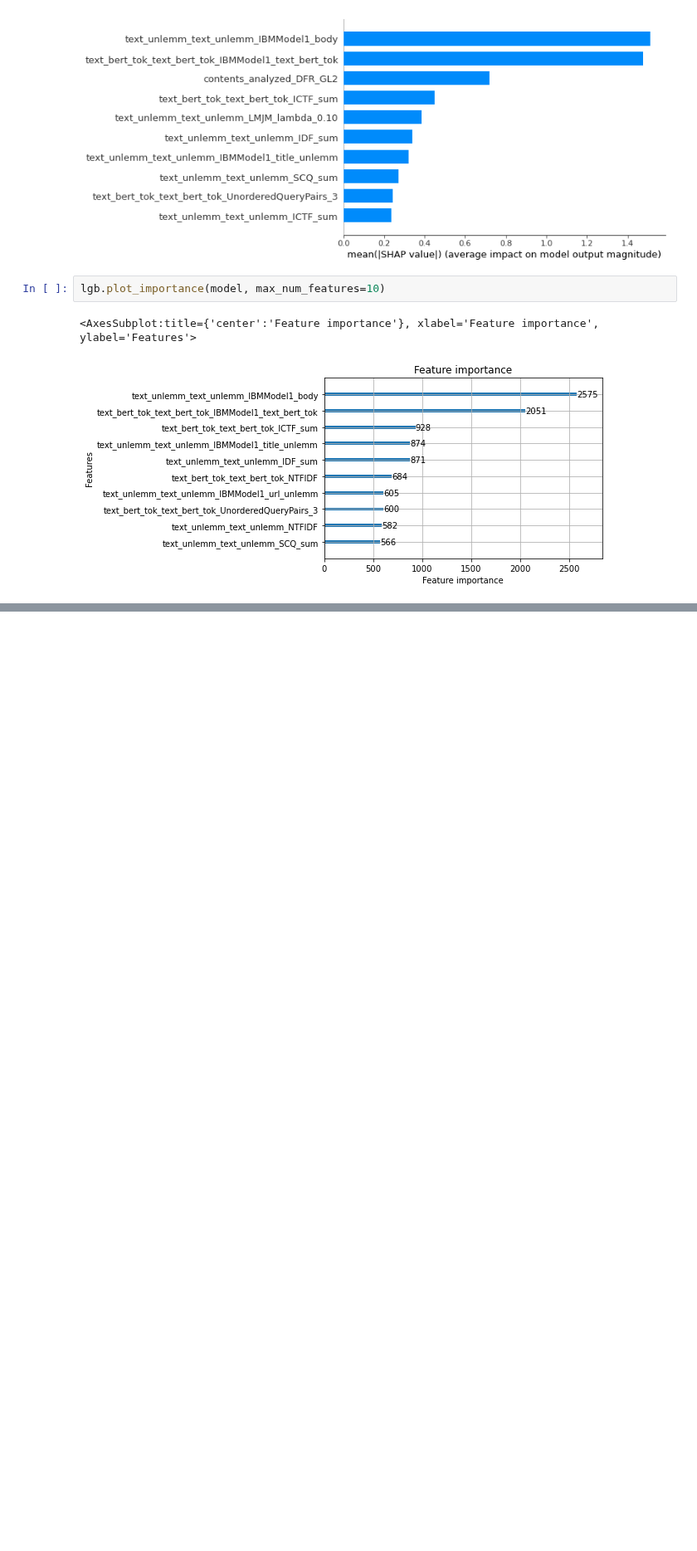
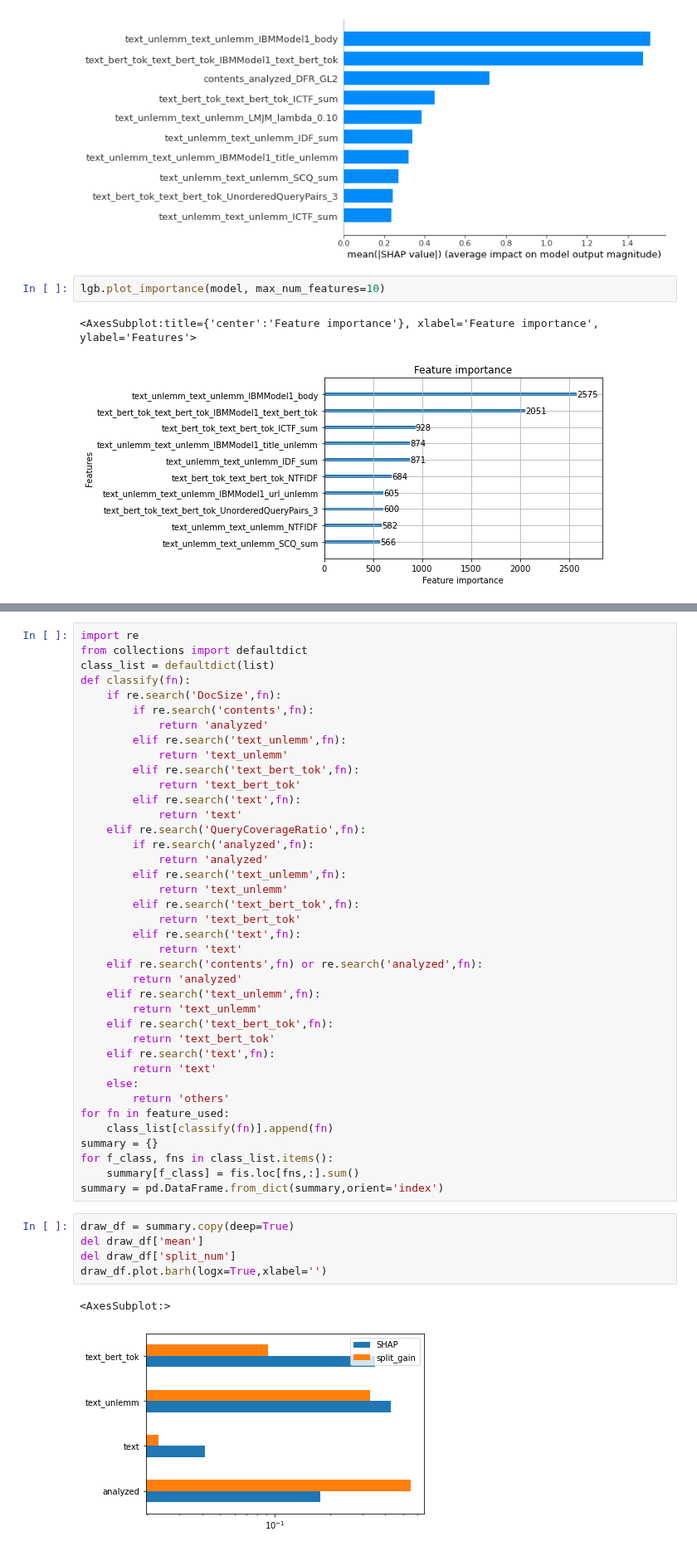
Before and after one commit to castorini/pyserini, a Jupyter notebook: msmarco-passage_exp/feature_importance.ipynb, the cells around one changed output, grey strips where cells are left out. Shown at 83% size. Cells and saved outputs as stored; diff of their text form; blank space fills up the shorter version.

```diff
--- a/msmarco-passage_exp/feature_importance.ipynb
+++ b/msmarco-passage_exp/feature_importance.ipynb
@@ -46,0 +132,47 @@ lgb.plot_importance(model, max_num_features=10, importance_type='split')
+# %%
+import re
+from collections import defaultdict
+class_list = defaultdict(list)
+def classify(fn):
+    if re.search('DocSize',fn):
+        if re.search('contents',fn):
+            return 'analyzed'
+        elif re.search('text_unlemm',fn):
+            return 'text_unlemm'
+        elif re.search('text_bert_tok',fn):
+            return 'text_bert_tok'
+        elif re.search('text',fn):
+            return 'text'
+    elif re.search('QueryCoverageRatio',fn):
+        if re.search('analyzed',fn):
+            return 'analyzed'
+        elif re.search('text_unlemm',fn):
+            return 'text_unlemm'
+        elif re.search('text_bert_tok',fn):
+            return 'text_bert_tok'
+        elif re.search('text',fn):
+            return 'text'
+    elif re.search('contents',fn) or re.search('analyzed',fn):
+        return 'analyzed'
+    elif re.search('text_unlemm',fn):
+        return 'text_unlemm'
+    elif re.search('text_bert_tok',fn):
+        return 'text_bert_tok'
+    elif re.search('text',fn):
+        return 'text'
+    else:
+        return 'others'
+for fn in feature_used:
+    class_list[classify(fn)].append(fn)
+summary = {}
+for f_class, fns in class_list.items():
+    summary[f_class] = fis.loc[fns,:].sum()
+summary = pd.DataFrame.from_dict(summary,orient='index')
+# %%
+draw_df = summary.copy(deep=True)
+del draw_df['mean']
+del draw_df['split_num']
+draw_df.plot.barh(logx=True,xlabel='')
+# %% [output]
+<AxesSubplot:>
+[figure, added]
```
Also changed, not shown: parts of 10 cells of this notebook.
